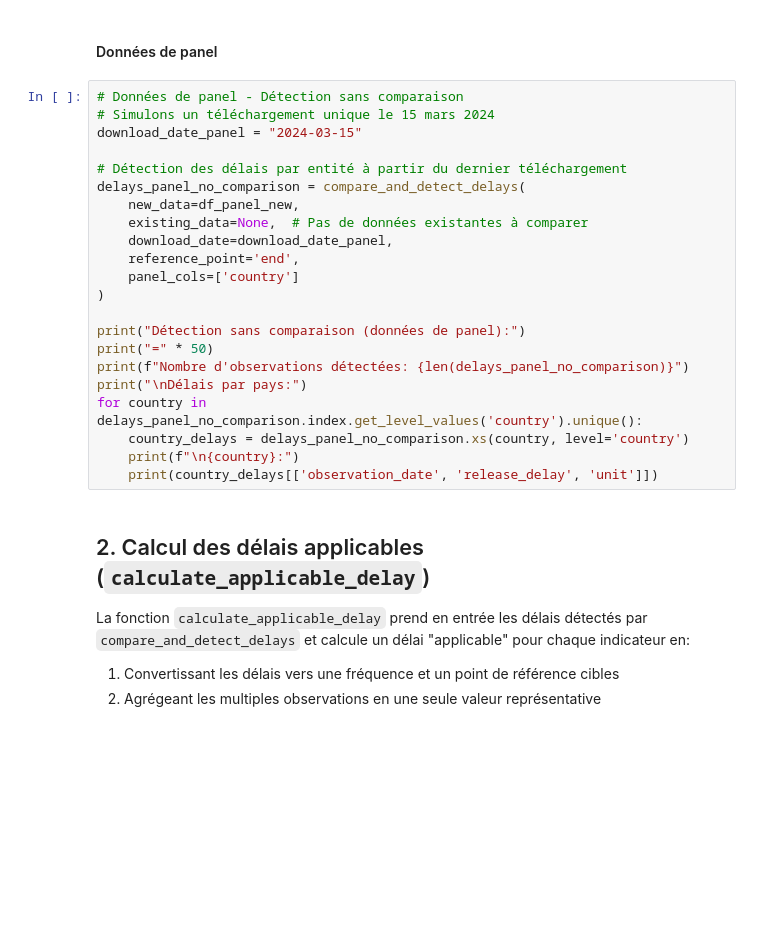
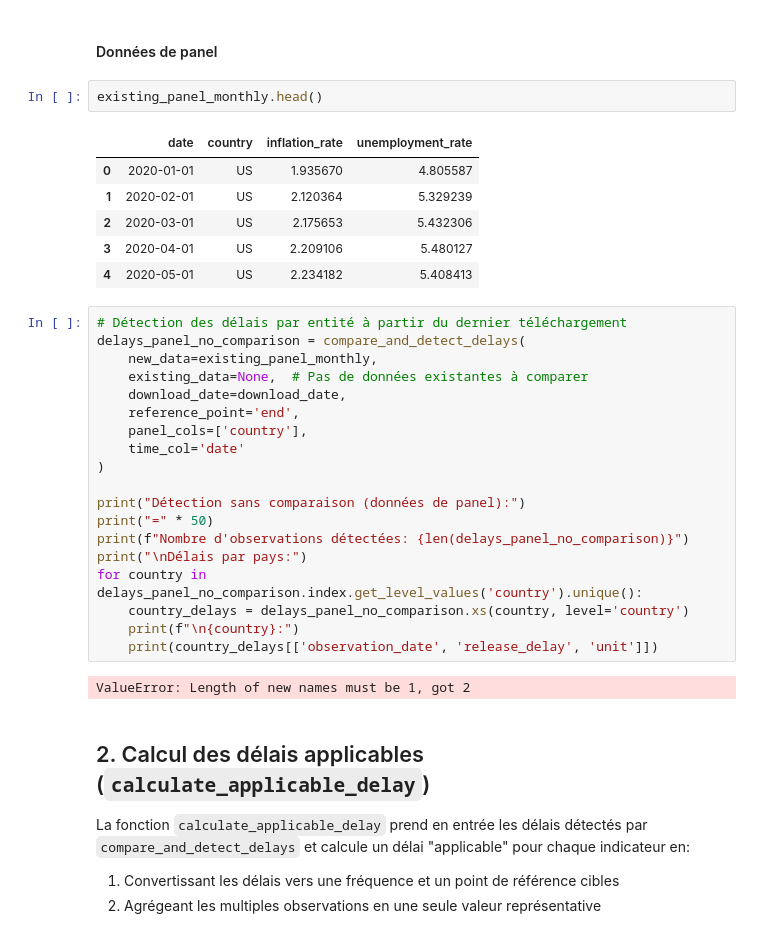
Before and after one commit to qbolliet/ts-forecast, a Jupyter notebook: notebooks/11 - QB - Delays.ipynb, the cells around one changed output. Cells and saved outputs as stored; diff of their text form; blank space fills up the shorter version.

```diff
--- a/notebooks/11 - QB - Delays.ipynb
+++ b/notebooks/11 - QB - Delays.ipynb
@@ -628,17 +644,23 @@ print(delays_no_comparison[['observation_date', 'download_date', 'release_delay'
 # %% [markdown]
 #### Données de panel
+# %%
+existing_panel_monthly.head()
+# %% [output]
+|  | date | country | inflation_rate | unemployment_rate |
+| 0 | 2020-01-01 | US | 1.935670 | 4.805587 |
+| 1 | 2020-02-01 | US | 2.120364 | 5.329239 |
+| 2 | 2020-03-01 | US | 2.175653 | 5.432306 |
+| 3 | 2020-04-01 | US | 2.209106 | 5.480127 |
+| 4 | 2020-05-01 | US | 2.234182 | 5.408413 |
 # %%
-# Données de panel - Détection sans comparaison
-# Simulons un téléchargement unique le 15 mars 2024
-download_date_panel = "2024-03-15"
-
 # Détection des délais par entité à partir du dernier téléchargement
 delays_panel_no_comparison = compare_and_detect_delays(
-    new_data=df_panel_new,
+    new_data=existing_panel_monthly,
     existing_data=None,  # Pas de données existantes à comparer
-    download_date=download_date_panel,
+    download_date=download_date,
     reference_point='end',
-    panel_cols=['country']
+    panel_cols=['country'],
+    time_col='date'
 )
 
 print("Détection sans comparaison (données de panel):")
@@ -649,6 +671,8 @@ for country in delays_panel_no_comparison.index.get_level_values('country').uniq
     country_delays = delays_panel_no_comparison.xs(country, level='country')
     print(f"\n{country}:")
     print(country_delays[['observation_date', 'release_delay', 'unit']])
+# %% [output]
+ValueError: Length of new names must be 1, got 2
 # %% [markdown]
 ## 2. Calcul des délais applicables (`calculate_applicable_delay`)
 
```
Also changed, not shown: parts of 18 cells of this notebook.
